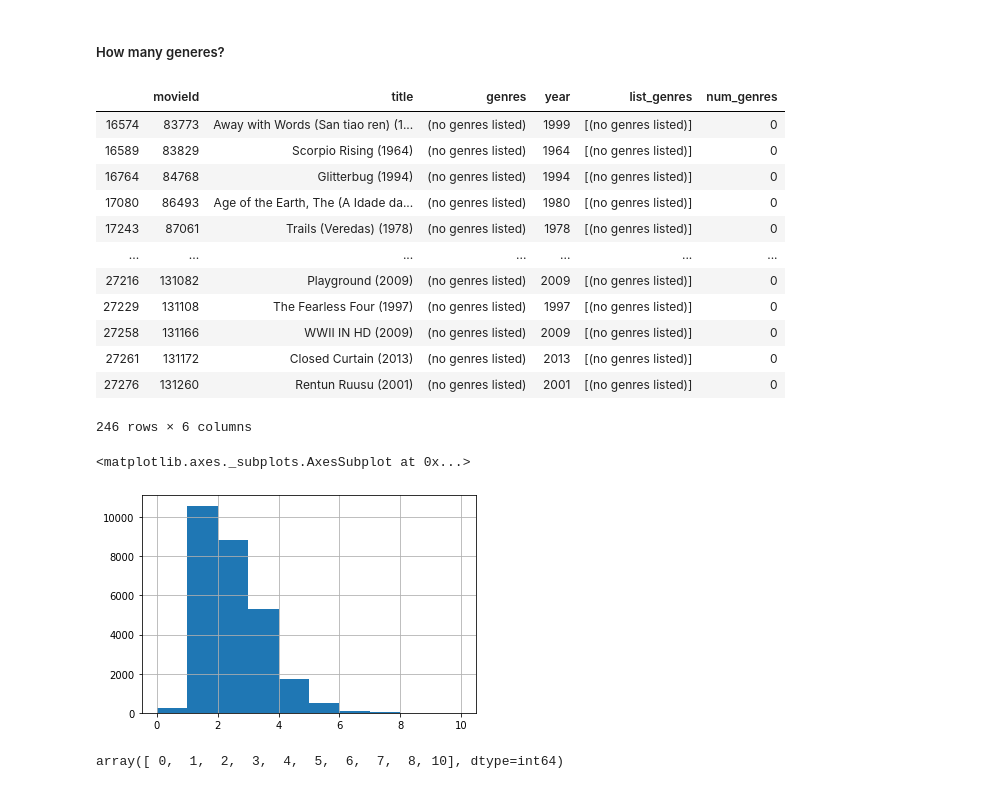
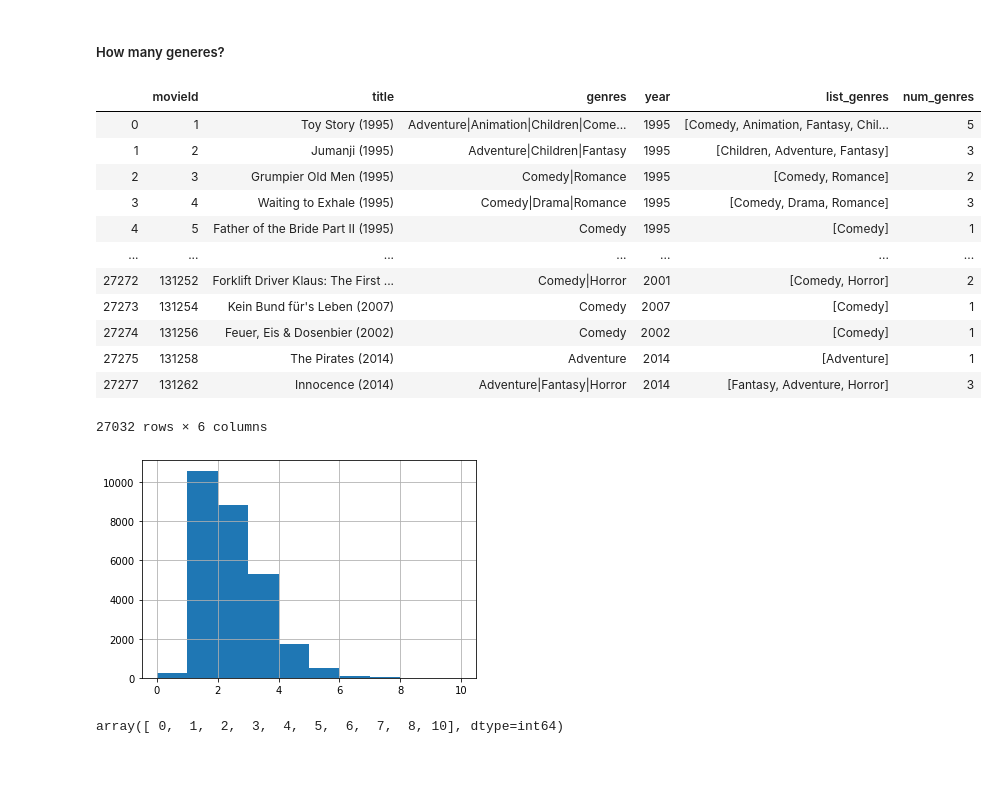
Before and after one commit to rcuevass/original-handson-packages, a Jupyter notebook: recommender systems/notebooks/1.0-movielens-eda.ipynb, the cells around one changed output. Cells and saved outputs as stored; diff of their text form; code cells hidden in the pictures.

```diff
--- a/recommender systems/notebooks/1.0-movielens-eda.ipynb
+++ b/recommender systems/notebooks/1.0-movielens-eda.ipynb
@@ -104,4 +104,4 @@ df_movies = movies.copy()
 # and get the last element of the list -- candidate to year
 df_movies['year'] = df_movies['title'].apply(lambda x: re.findall('\((.*?)\)', x)[-1:])
 # account for cases where list can be empty
-df_movies['year'] = df_movies['year'].apply(lambda x: x[0].strip() if x != [] else 'No year provided')
+df_movies['year'] = df_movies['year'].apply(lambda x: x[0].strip() if x != [] else np.nan)
@@ -148,25 +204,25 @@ df_movies = df_movies.copy()
 df_movies['list_genres'] = df_movies['genres'].apply(lambda x: list(set(x.split('|'))))
 df_movies['num_genres'] = df_movies.apply(lambda x: 0 if x['genres'] == "(no genres listed)" else len(x['list_genres']), axis = 1)
 # %%
-df_movies[df_movies['genres'] == "(no genres listed)"]
+df_movies[df_movies['genres'] != "(no genres listed)"]
 # %% [output]
 |  | movieId | title | genres | year | list_genres | num_genres |
-| 16574 | 83773 | Away with Words (San tiao ren) (1... | (no genres listed) | 1999 | [(no genres listed)] | 0 |
-| 16589 | 83829 | Scorpio Rising (1964) | (no genres listed) | 1964 | [(no genres listed)] | 0 |
-| 16764 | 84768 | Glitterbug (1994) | (no genres listed) | 1994 | [(no genres listed)] | 0 |
-| 17080 | 86493 | Age of the Earth, The (A Idade da... | (no genres listed) | 1980 | [(no genres listed)] | 0 |
-| 17243 | 87061 | Trails (Veredas) (1978) | (no genres listed) | 1978 | [(no genres listed)] | 0 |
+| 0 | 1 | Toy Story (1995) | Adventure|Animation|Children|Come... | 1995 | [Comedy, Animation, Fantasy, Chil... | 5 |
+| 1 | 2 | Jumanji (1995) | Adventure|Children|Fantasy | 1995 | [Children, Adventure, Fantasy] | 3 |
+| 2 | 3 | Grumpier Old Men (1995) | Comedy|Romance | 1995 | [Comedy, Romance] | 2 |
+| 3 | 4 | Waiting to Exhale (1995) | Comedy|Drama|Romance | 1995 | [Comedy, Drama, Romance] | 3 |
+| 4 | 5 | Father of the Bride Part II (1995) | Comedy | 1995 | [Comedy] | 1 |
 | ... | ... | ... | ... | ... | ... | ... |
-| 27216 | 131082 | Playground (2009) | (no genres listed) | 2009 | [(no genres listed)] | 0 |
-| 27229 | 131108 | The Fearless Four (1997) | (no genres listed) | 1997 | [(no genres listed)] | 0 |
-| 27258 | 131166 | WWII IN HD (2009) | (no genres listed) | 2009 | [(no genres listed)] | 0 |
-| 27261 | 131172 | Closed Curtain (2013) | (no genres listed) | 2013 | [(no genres listed)] | 0 |
-| 27276 | 131260 | Rentun Ruusu (2001) | (no genres listed) | 2001 | [(no genres listed)] | 0 |
+| 27272 | 131252 | Forklift Driver Klaus: The First ... | Comedy|Horror | 2001 | [Comedy, Horror] | 2 |
+| 27273 | 131254 | Kein Bund für's Leben (2007) | Comedy | 2007 | [Comedy] | 1 |
+| 27274 | 131256 | Feuer, Eis & Dosenbier (2002) | Comedy | 2002 | [Comedy] | 1 |
+| 27275 | 131258 | The Pirates (2014) | Adventure | 2014 | [Adventure] | 1 |
+| 27277 | 131262 | Innocence (2014) | Adventure|Fantasy|Horror | 2014 | [Fantasy, Adventure, Horror] | 3 |
-246 rows × 6 columns
+27032 rows × 6 columns
 # %%
 df_movies['num_genres'].hist()
+plt.show()
 # %% [output]
-<matplotlib.axes._subplots.AxesSubplot at 0x...>
 [figure]
 # %%
 np.sort(df_movies['num_genres'].unique())
```
Also changed, not shown: parts of 39 cells of this notebook.
